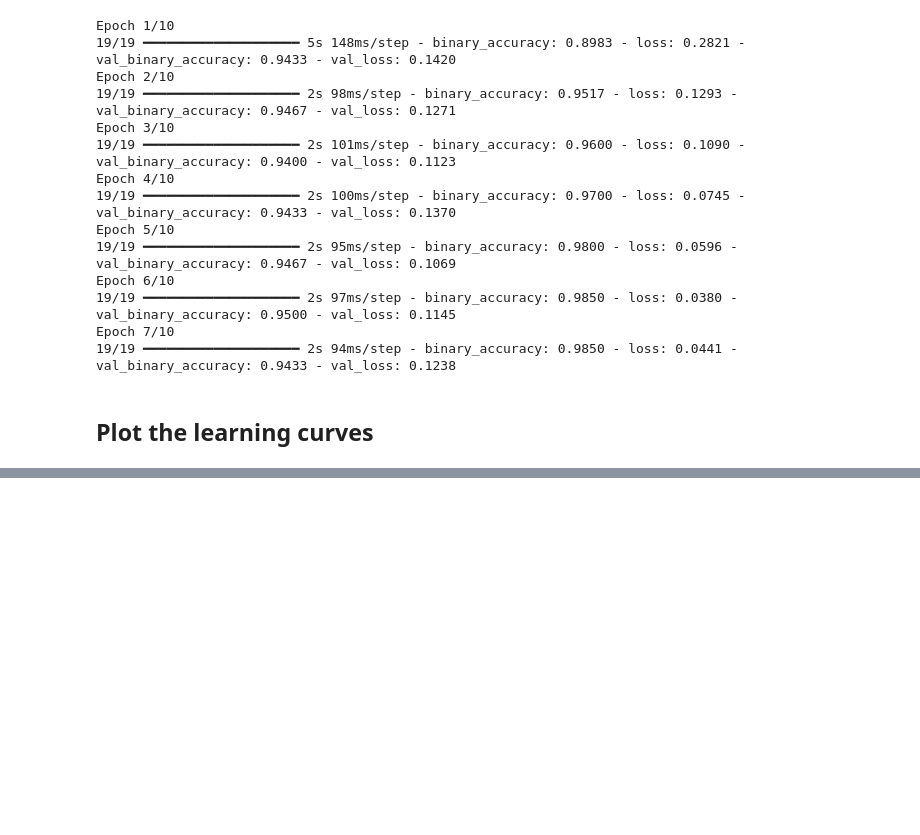
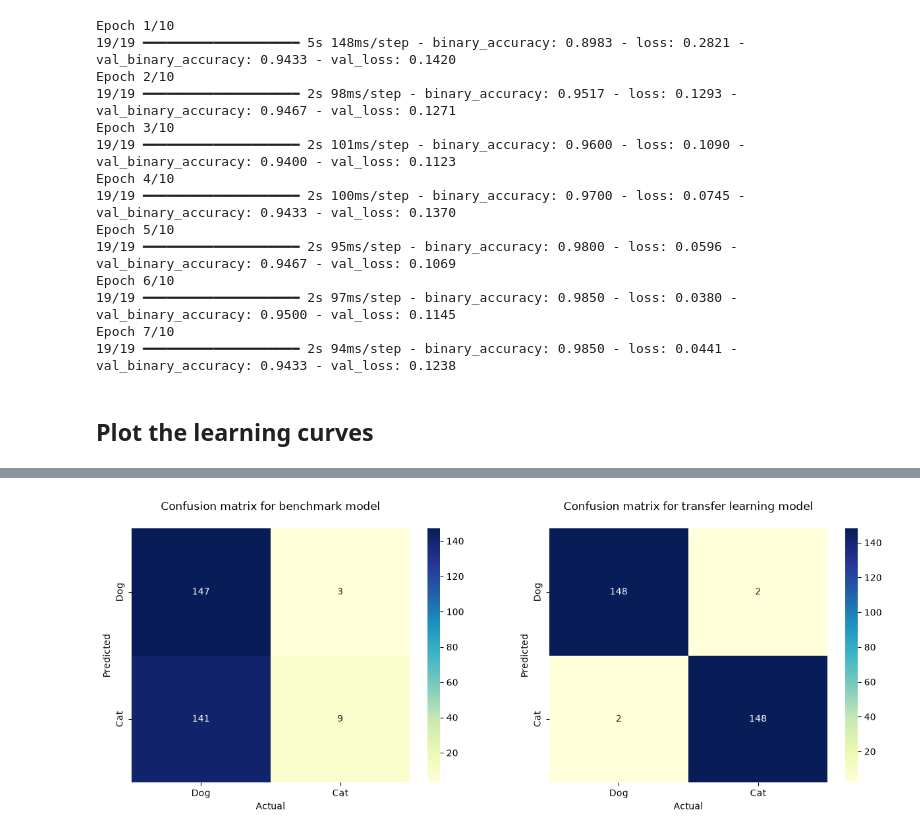
Before and after one commit to ramirezgrosas/tf2-transfer-learning-cats-dogs, a Jupyter notebook: tf2-transfer-learning-cats-dogs.ipynb, the cells around one changed output, grey strips where cells are left out. Saved outputs shown, nothing was run; the diff lists cells and outputs as text; code cells hidden in the pictures; blank space fills up the shorter version.

```diff
--- a/tf2-transfer-learning-cats-dogs.ipynb
+++ b/tf2-transfer-learning-cats-dogs.ipynb
@@ -401,0 +465,24 @@ Epoch 7/10
+# %%
+plt.figure(figsize=(15, 5))
+
+preds = benchmark_model.predict(images_test)
+preds = (preds >= 0.5).astype(np.int32)
+cm = confusion_matrix(labels_test, preds)
+df_cm = pd.DataFrame(cm, index=['Dog', 'Cat'], columns=['Dog', 'Cat'])
+plt.subplot(121)
+plt.title("Confusion matrix for benchmark model\n")
+sns.heatmap(df_cm, annot=True, fmt="d", cmap="YlGnBu")
+plt.ylabel("Predicted")
+plt.xlabel("Actual")
+
+preds = frozen_new_model.predict(images_test)
+preds = (preds >= 0.5).astype(np.int32)
+cm = confusion_matrix(labels_test, preds)
+df_cm = pd.DataFrame(cm, index=['Dog', 'Cat'], columns=['Dog', 'Cat'])
+plt.subplot(122)
+plt.title("Confusion matrix for transfer learning model\n")
+sns.heatmap(df_cm, annot=True, fmt="d", cmap="YlGnBu")
+plt.ylabel("Predicted")
+plt.xlabel("Actual")
+plt.show()
+# %% [output]
@@ -401,0 +491 @@ Epoch 7/10
+[figure, added]
```
Also changed, not shown: parts of 7 cells of this notebook.
